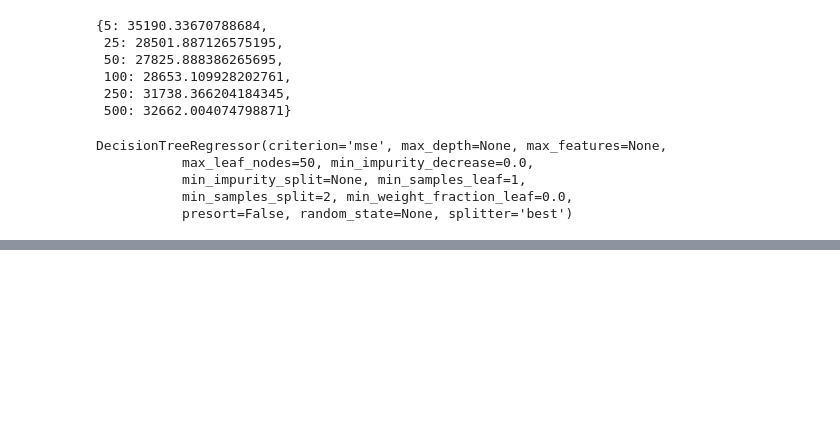
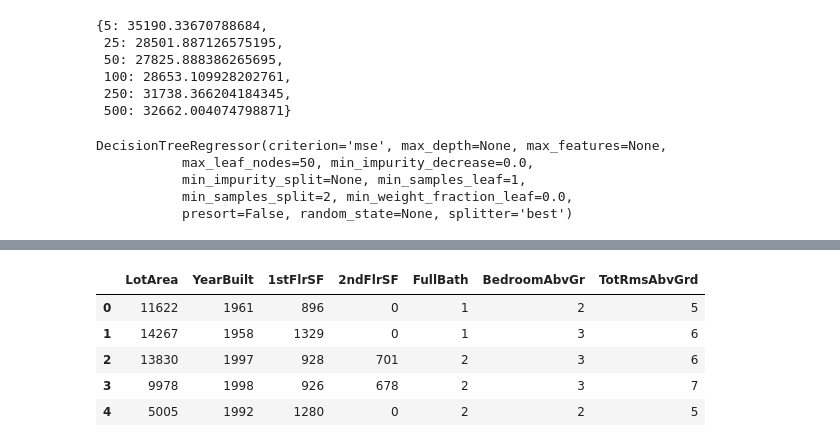
Before and after one commit to abhishekmshr956/Kaggle-Machine-Learning-Courses, a Jupyter notebook: Intro_to_MachineLearning/Intro_to_ML_Exercise_Notebook.ipynb, the cells around one changed output, grey strips where cells are left out. Cells and saved outputs as stored; diff of their text form; code cells hidden in the pictures; blank space fills up the shorter version.

```diff
--- a/Intro_to_MachineLearning/Intro_to_ML_Exercise_Notebook.ipynb
+++ b/Intro_to_MachineLearning/Intro_to_ML_Exercise_Notebook.ipynb
@@ -153,0 +190,10 @@ DecisionTreeRegressor(criterion='mse', max_depth=None, max_features=None,
+# %%
+test_X = test_data[home_data_features]
+test_X.head()
+# %% [output]
+|  | LotArea | YearBuilt | 1stFlrSF | 2ndFlrSF | FullBath | BedroomAbvGr | TotRmsAbvGrd |
+| 0 | 11622 | 1961 | 896 | 0 | 1 | 2 | 5 |
+| 1 | 14267 | 1958 | 1329 | 0 | 1 | 3 | 6 |
+| 2 | 13830 | 1997 | 928 | 701 | 2 | 3 | 6 |
+| 3 | 9978 | 1998 | 926 | 678 | 2 | 3 | 7 |
+| 4 | 5005 | 1992 | 1280 | 0 | 2 | 2 | 5 |
```
Also changed, not shown: parts of 13 cells of this notebook, 7 other files.
